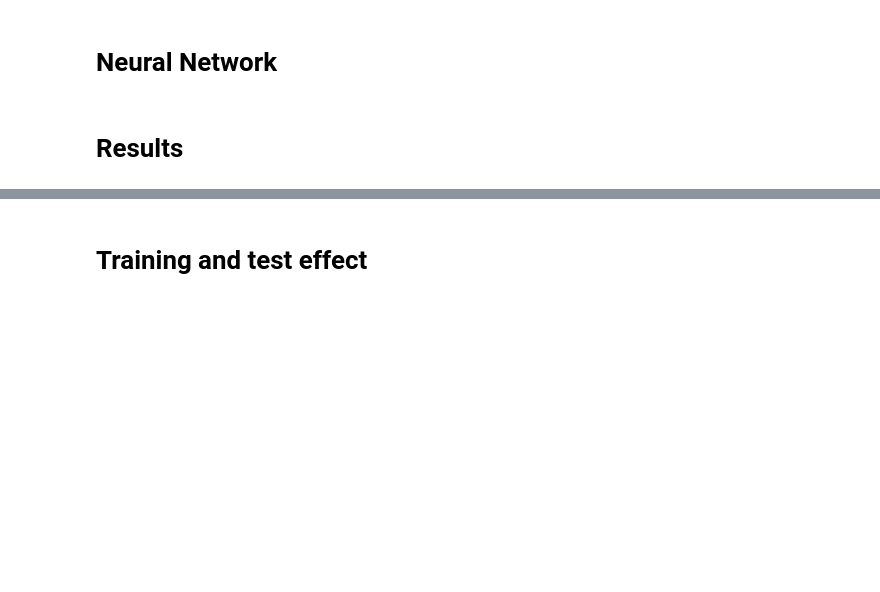
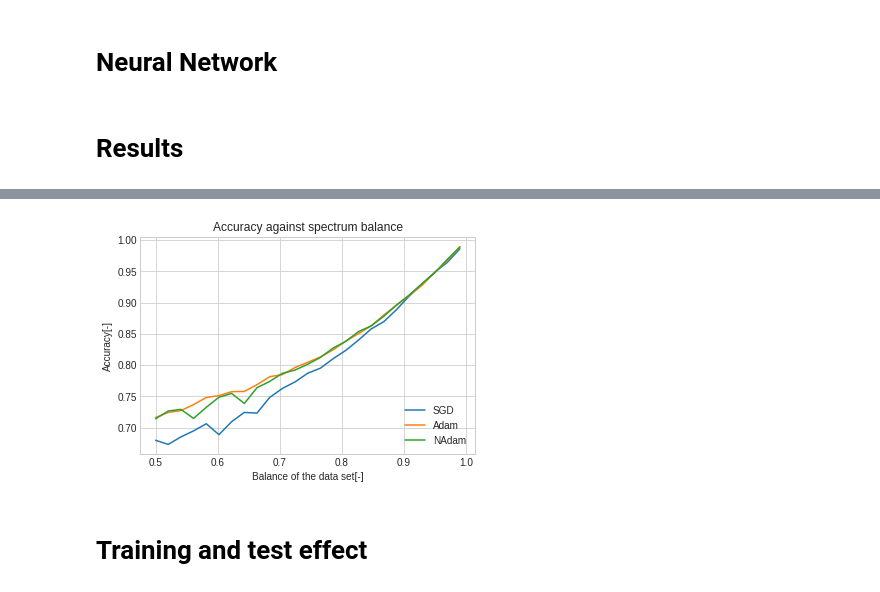
Before and after one commit to jalil-M/Opt-Project, a Jupyter notebook: project.ipynb, the cells around one changed output, grey strips where cells are left out. Drawn from its saved outputs; the diff is of its cells as text; code cells hidden in the pictures; blank space fills up the shorter version.

```diff
--- a/project.ipynb
+++ b/project.ipynb
@@ -51,7 +46,7 @@ def run_benchmark(data, activation = 'selu', N_spec = 25):
         for l in list_optimzers:
             if l=='adam':
                 print('[INFO] Using Adam')
-                opt = Adam(lr=1e-3)
+                opt = Adam()
 
             elif l == 'nadam':
                 print('[INFO] Using Adam with Nesterov momentum')
@@ -88,7 +83,7 @@ def run_benchmark(data, activation = 'selu', N_spec = 25):
                 nadam_f1.append(f1_score)
                 nadam_accuracy.append(accuracy)
 
-    return spects, sgd_f1, sgd_accuracy, adam_f1, adam_accuracy, nadam_f1,nadam_accuracy
+    return spects, sgd_f1, sgd_accuracy, adam_f1, adam_accuracy, nadam_f1, nadam_accuracy
 # %% [markdown]
 # Results
 # %%
@@ -118,12 +119,14 @@ plt.savefig('figures/f1-spect.png')
 # %%
 plt.style.use('seaborn-whitegrid')
 plt.plot(spects, sgd_accuracy, label='SGD')
 plt.plot(spects, adam_accuracy, label='Adam')
 plt.plot(spects, nadam_accuracy, label='NAdam')
 plt.xlabel('Balance of the data set[-]')
 plt.ylabel('Accuracy[-]')
 plt.title('Accuracy against spectrum balance')
-plt.legend(loc='lower left')
+plt.legend(loc='lower right')
 plt.savefig('figures/accuracy-spect.png')
+# %% [output]
+[figure, added]
 # %% [markdown]
 # Training and test effect
```
Also changed, not shown: parts of 11 cells of this notebook.
